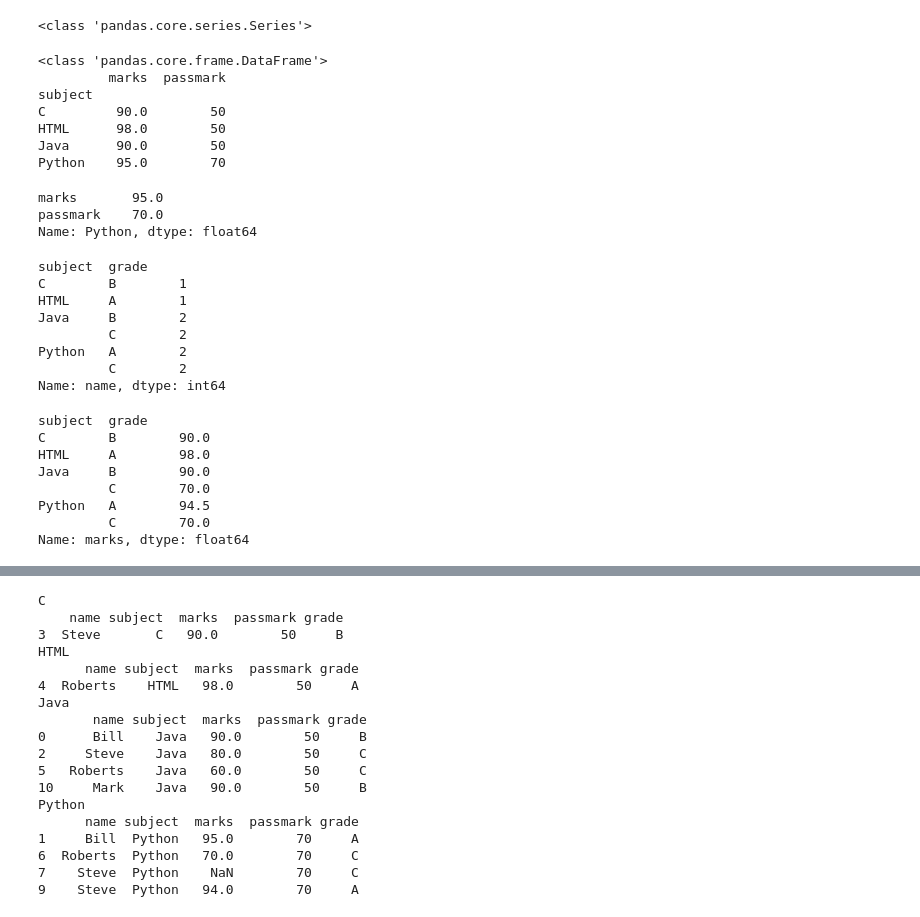
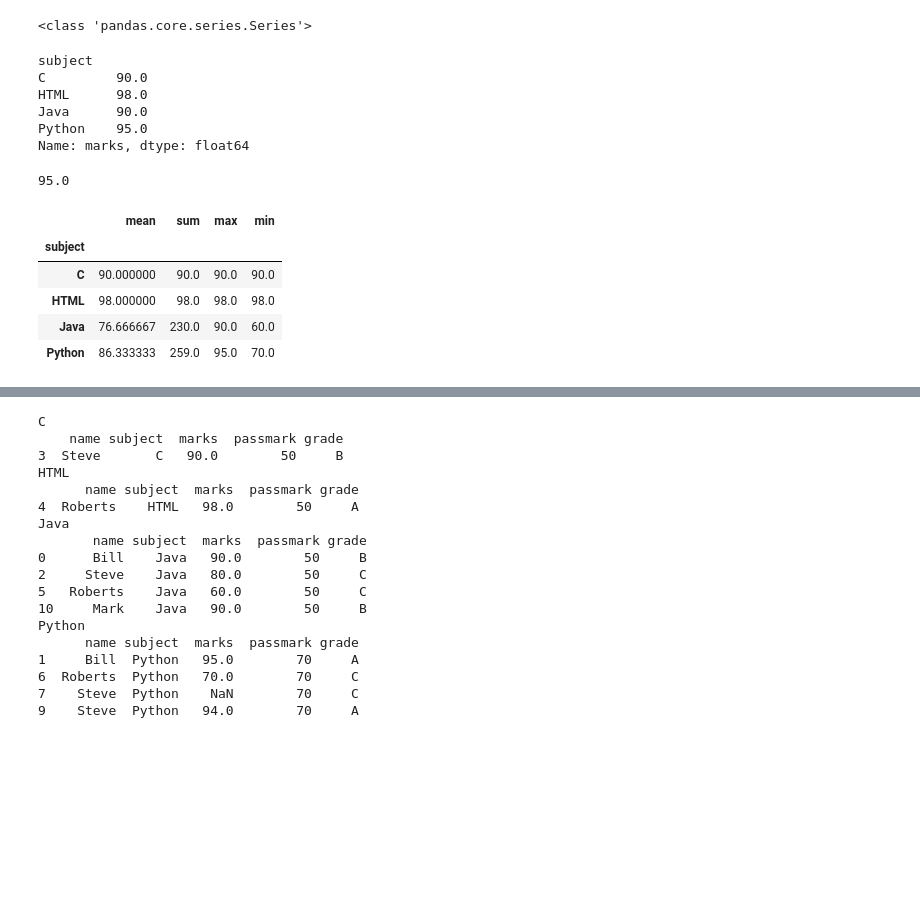
Before and after one commit to srikanthpragada/DS_28_SEP_2020, a Jupyter notebook: pandas/marks_df.ipynb, the cells around one changed output, grey strips where cells are left out. Cells and saved outputs as stored; diff of their text form; code cells hidden in the pictures; blank space fills up the shorter version.

```diff
--- a/pandas/marks_df.ipynb
+++ b/pandas/marks_df.ipynb
@@ -901,6 +929,8 @@ df1.merge(df2, left_index=True, right_index=True)
 | 2 | C | 26 | D | F |
 # %% [markdown]
 ## Grouping data
+# %%
+df = pd.read_csv('marks.csv',header=None, names=['name','subject','marks'])
 # %%
 df
 # %% [output]
@@ -936,41 +966,24 @@ print(type(name_sum))
 <class 'pandas.core.series.Series'>
 # %%
 g_max = df.groupby('subject')['marks'].max()
-print(type(g_max))
 print(g_max)
 # %% [output]
-<class 'pandas.core.frame.DataFrame'>
-         marks  passmark
 subject
-C         90.0        50
-HTML      98.0        50
-Java      90.0        50
-Python    95.0        70
+C         90.0
+HTML      98.0
+Java      90.0
+Python    95.0
+Name: marks, dtype: float64
 # %%
-g_max.loc['Python', :]
+g_max.loc['Python']
 # %% [output]
-marks       95.0
-passmark    70.0
-Name: Python, dtype: float64
+95.0
-# %%
-df.groupby(['subject','grade'])['name'].count()
-# %% [output]
-subject  grade
-C        B        1
-HTML     A        1
-Java     B        2
-         C        2
-Python   A        2
-         C        2
-Name: name, dtype: int64
 # %%
-df.groupby(['subject','grade'])['marks'].mean()
+df.groupby('subject')['marks'].aggregate(['mean','sum','max','min'])
 # %% [output]
-subject  grade
-C        B        90.0
-HTML     A        98.0
-Java     B        90.0
-         C        70.0
-Python   A        94.5
-         C        70.0
-Name: marks, dtype: float64
+|  | mean | sum | max | min |
+| subject |  |  |  |  |
+| C | 90.000000 | 90.0 | 90.0 | 90.0 |
+| HTML | 98.000000 | 98.0 | 98.0 | 98.0 |
+| Java | 76.666667 | 230.0 | 90.0 | 60.0 |
+| Python | 86.333333 | 259.0 | 95.0 | 70.0 |
```
Also changed, not shown: parts of 22 cells of this notebook.
